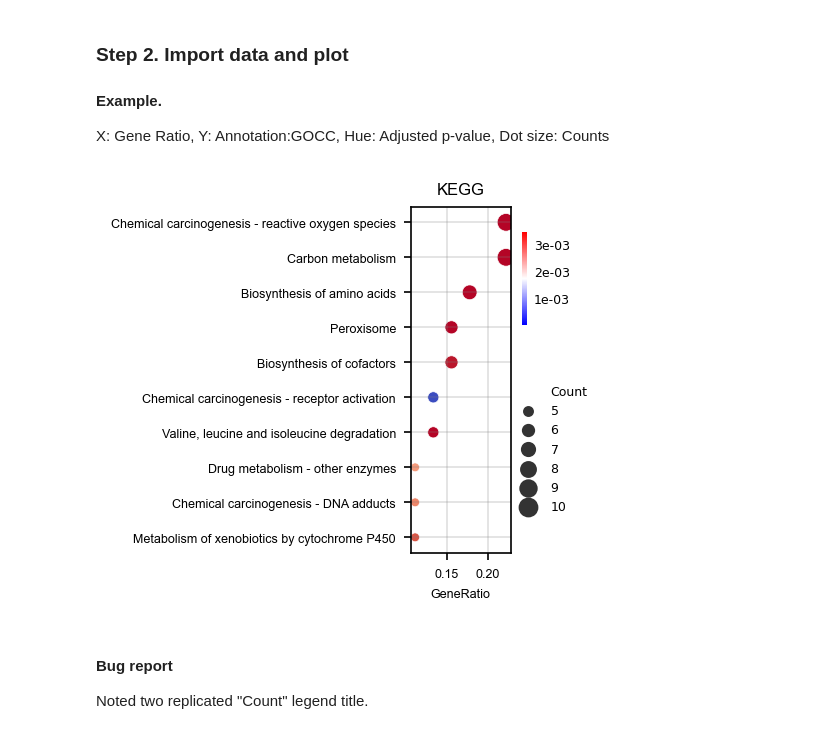
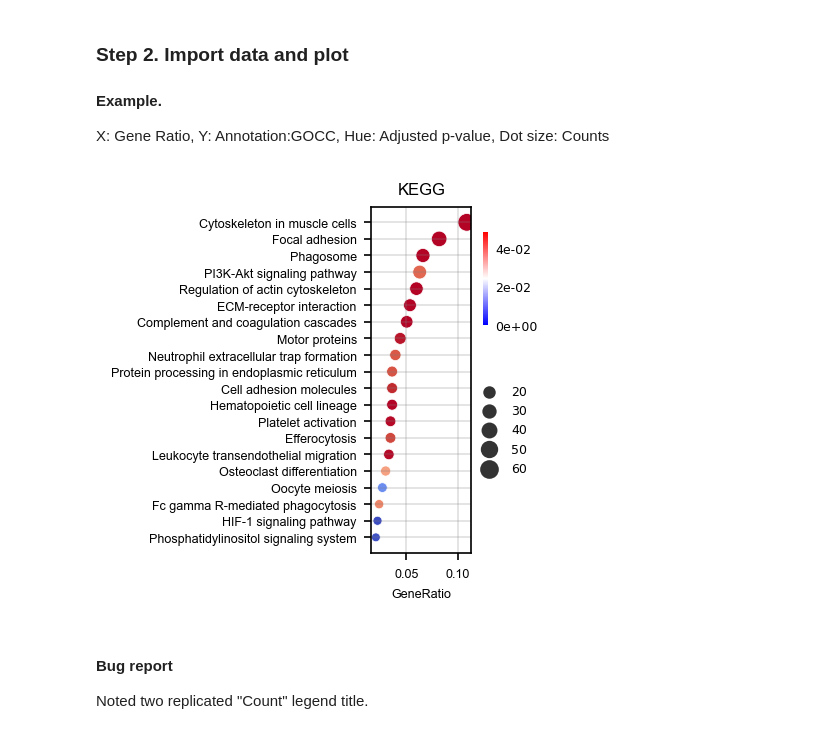
Before and after one commit to simchad/oreome, a Jupyter notebook: docs/jupyters/viz_david.ipynb, the cells around one changed output. Drawn from its saved outputs; the diff is of its cells as text; code cells hidden in the pictures.

```diff
--- a/docs/jupyters/viz_david.ipynb
+++ b/docs/jupyters/viz_david.ipynb
@@ -107,7 +107,7 @@ def plot(data):
     spectrum_colors = sns.color_palette("coolwarm_r", as_cmap=True)
 
 
-    fig = plt.figure(figsize=(1, 3), dpi=150, facecolor="none")
+    fig = plt.figure(figsize=(1, 3), dpi=150, facecolor="white")
     scatterplot = sns.scatterplot(data, x=axis_X, y="Term", size="Count", hue=adj_p, palette='coolwarm_r', legend="brief")
 
     # Custom legends
@@ -148,18 +148,18 @@ X: Gene Ratio, Y: Annotation:GOCC, Hue: Adjusted p-value, Dot size: Counts
 # %%
 import os
 import pandas as pd
 
 # Import the DAVID annoational table.txt
 USER = os.getcwd()
-DPATH1 = 'C:/Users/simhc/Downloads/dd.txt'
+DPATH1 = 'C:/Users/simhc/Downloads/netosis-david.txt'
 df = pd.read_csv(filepath_or_buffer=DPATH1, sep='\t', encoding='utf-8')
 
 # Preprocessing, picking up what you want to visualize then plot them.
 df_ready = preprocess_david(df)
-df_plot = pick_go_term(df_ready, type="kegg", x="gene_ratio", p="pvalue")
+df_plot = pick_go_term(df_ready, type="kegg", x="gene_ratio", p="pvalue", top=20)
 plot(df_plot)
 # %% [output]
-[figure, old version]
+[figure, new version]
 # %% [markdown]
 #### Bug report
 Noted two replicated "Count" legend title.
```
Also changed, not shown: 18 other files.
